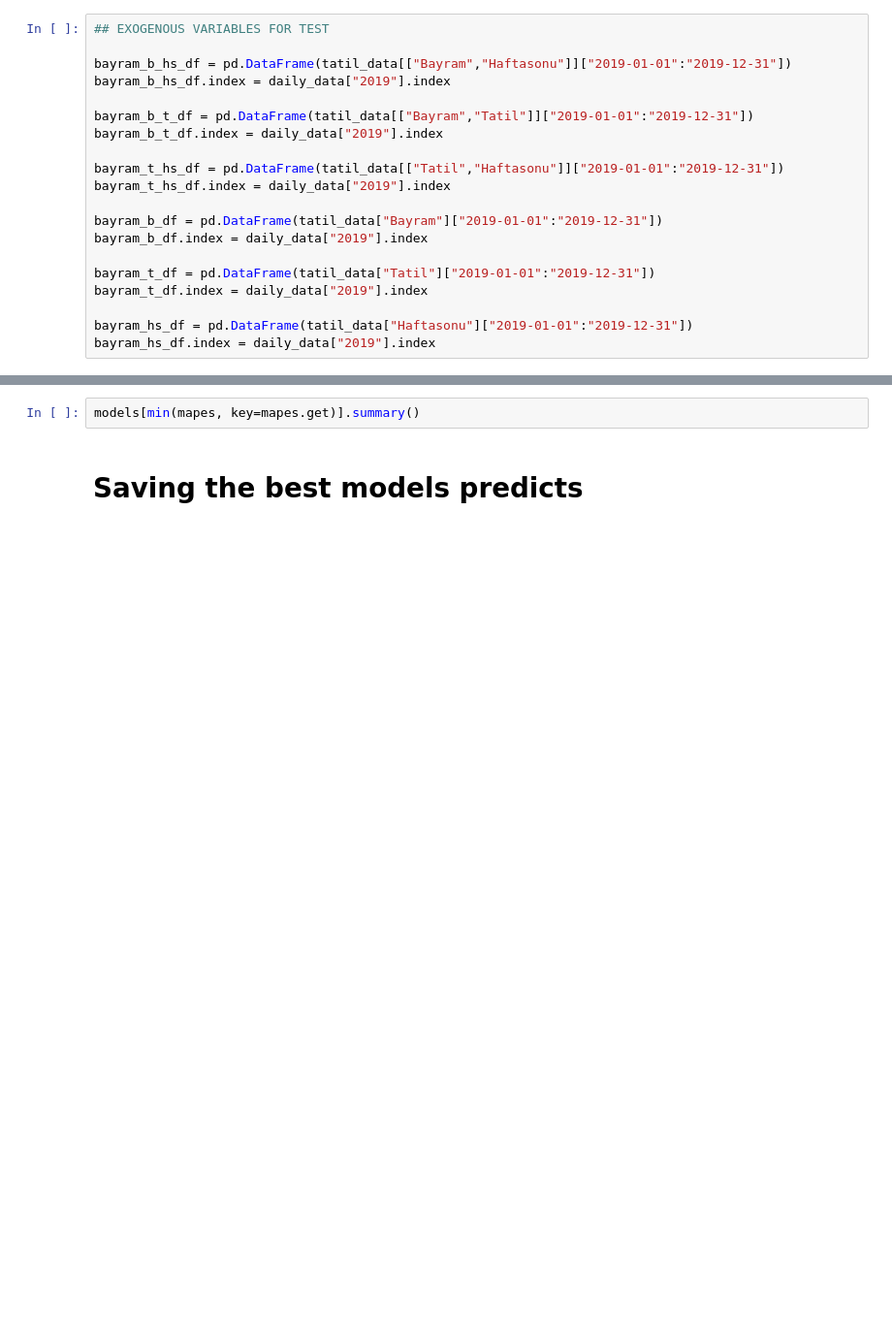
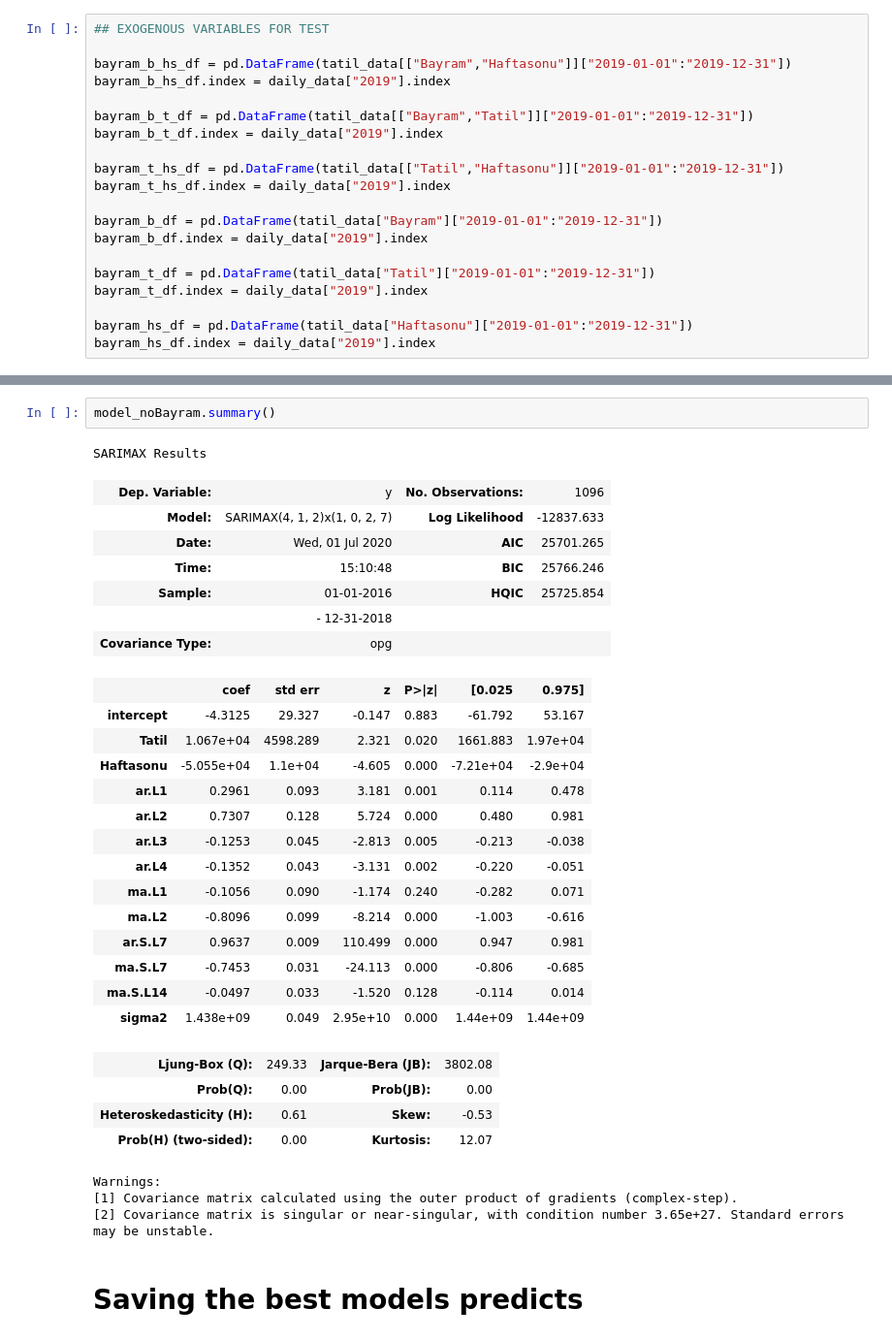
Before and after one commit to bbelek/Electricity-Consumption-Forecasting, a Jupyter notebook: 04-ARIMA-MODELS.ipynb, the cells around one changed output, grey strips where cells are left out. Shown at 97% size. Cells and saved outputs as stored; diff of their text form; blank space fills up the shorter version.

```diff
--- a/04-ARIMA-MODELS.ipynb
+++ b/04-ARIMA-MODELS.ipynb
@@ -292,5 +286,35 @@ print("Best Mape is: ",min(mapes, key=mapes.get))
-# %%
-models[min(mapes, key=mapes.get)].summary()
+# %%
+model_noBayram.summary()
+# %% [output]
+SARIMAX Results
+| Dep. Variable: | y | No. Observations: | 1096 |
+| Model: | SARIMAX(4, 1, 2)x(1, 0, 2, 7) | Log Likelihood | -12837.633 |
+| Date: | Wed, 01 Jul 2020 | AIC | 25701.265 |
+| Time: | 15:10:48 | BIC | 25766.246 |
+| Sample: | 01-01-2016 | HQIC | 25725.854 |
+|  | - 12-31-2018 |  |  |
+| Covariance Type: | opg |  |  |
+|  | coef | std err | z | P>|z| | [0.025 | 0.975] |
+| intercept | -4.3125 | 29.327 | -0.147 | 0.883 | -61.792 | 53.167 |
+| Tatil | 1.067e+04 | 4598.289 | 2.321 | 0.020 | 1661.883 | 1.97e+04 |
+| Haftasonu | -5.055e+04 | 1.1e+04 | -4.605 | 0.000 | -7.21e+04 | -2.9e+04 |
+| ar.L1 | 0.2961 | 0.093 | 3.181 | 0.001 | 0.114 | 0.478 |
+| ar.L2 | 0.7307 | 0.128 | 5.724 | 0.000 | 0.480 | 0.981 |
+| ar.L3 | -0.1253 | 0.045 | -2.813 | 0.005 | -0.213 | -0.038 |
+| ar.L4 | -0.1352 | 0.043 | -3.131 | 0.002 | -0.220 | -0.051 |
+| ma.L1 | -0.1056 | 0.090 | -1.174 | 0.240 | -0.282 | 0.071 |
+| ma.L2 | -0.8096 | 0.099 | -8.214 | 0.000 | -1.003 | -0.616 |
+| ar.S.L7 | 0.9637 | 0.009 | 110.499 | 0.000 | 0.947 | 0.981 |
+| ma.S.L7 | -0.7453 | 0.031 | -24.113 | 0.000 | -0.806 | -0.685 |
+| ma.S.L14 | -0.0497 | 0.033 | -1.520 | 0.128 | -0.114 | 0.014 |
+| sigma2 | 1.438e+09 | 0.049 | 2.95e+10 | 0.000 | 1.44e+09 | 1.44e+09 |
+| Ljung-Box (Q): | 249.33 | Jarque-Bera (JB): | 3802.08 |
+| Prob(Q): | 0.00 | Prob(JB): | 0.00 |
+| Heteroskedasticity (H): | 0.61 | Skew: | -0.53 |
+| Prob(H) (two-sided): | 0.00 | Kurtosis: | 12.07 |
+Warnings:
+[1] Covariance matrix calculated using the outer product of gradients (complex-step).
+[2] Covariance matrix is singular or near-singular, with condition number 3.65e+27. Standard errors may be unstable.
 # %% [markdown]
 # Saving the best models predicts
 # %%
```
Also changed, not shown: parts of 7 cells of this notebook.
